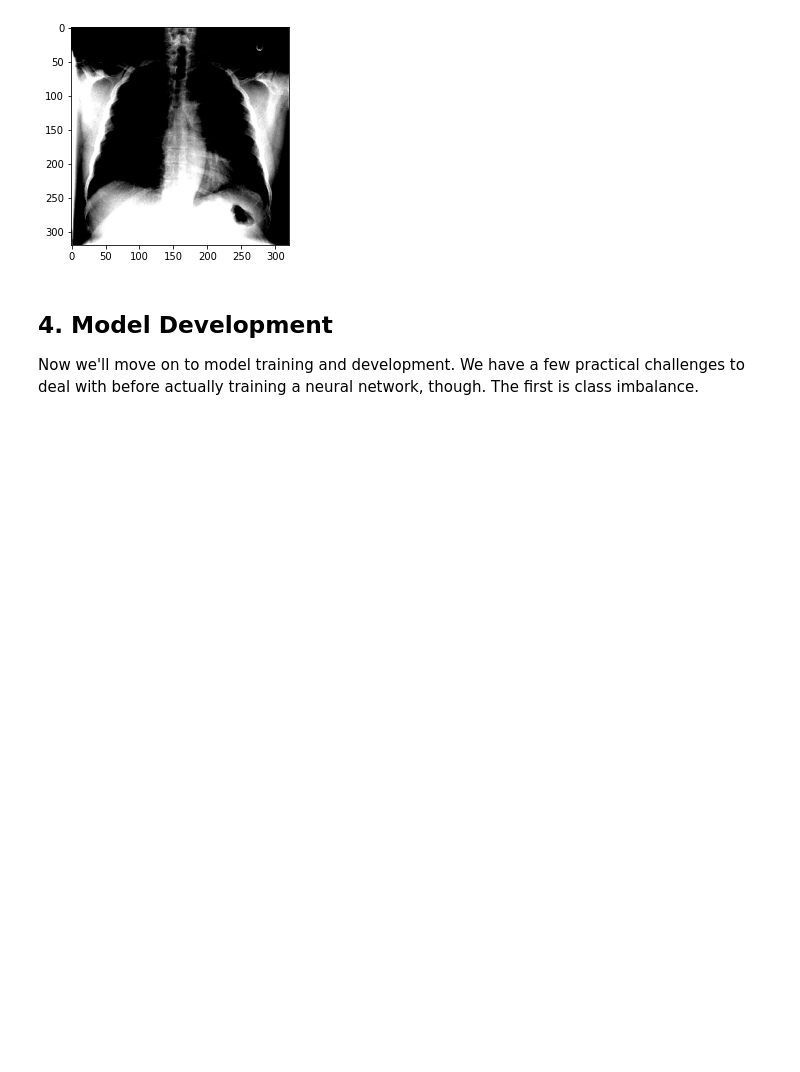
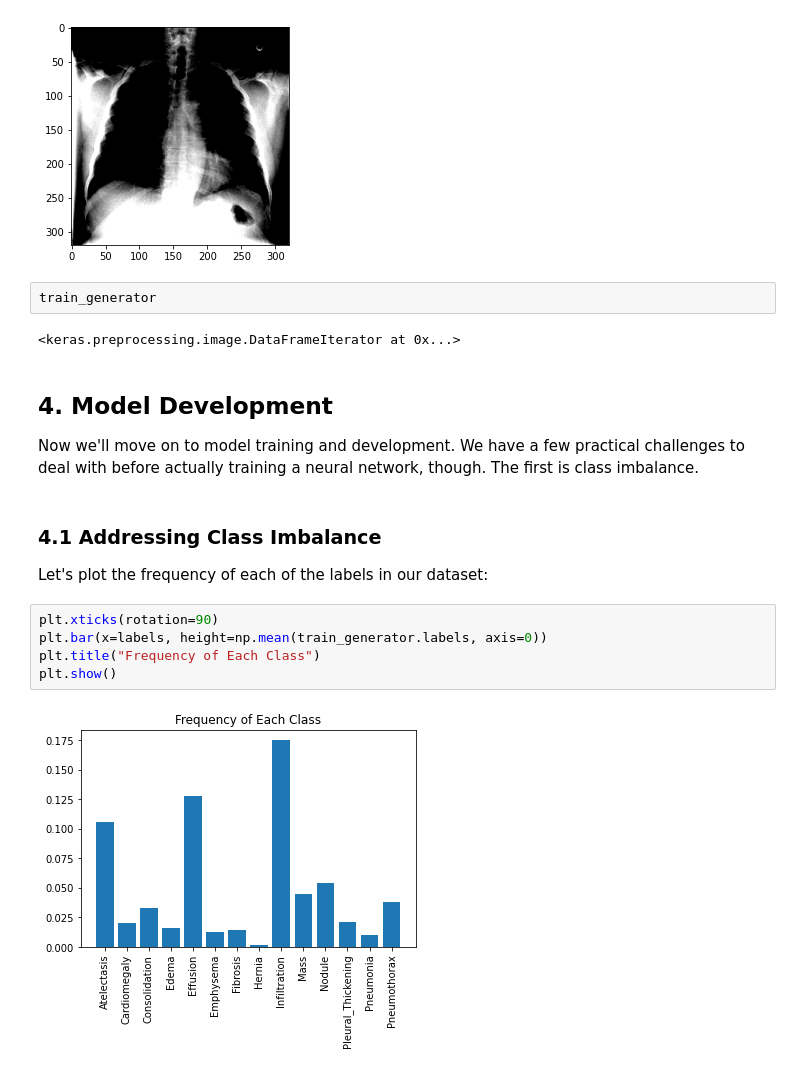
Before and after one commit to zacharyvunguyen/AI-for-Medical-Diagnosis, a Jupyter notebook: W1_Review_Code.ipynb, the cells around one changed output. Drawn from its saved outputs; the diff is of its cells as text; blank space fills up the shorter version.

```diff
--- a/W1_Review_Code.ipynb
+++ b/W1_Review_Code.ipynb
@@ -392,6 +392,20 @@ plt.imshow(x[0]);
 # %% [output]
 Clipping input data to the valid range for imshow with RGB data ([0..1] for floats or [0..255] for integers).
 [figure]
+# %%
+train_generator
+# %% [output]
+<keras.preprocessing.image.DataFrameIterator at 0x...>
 # %% [markdown]
 ## 4. Model Development
 Now we'll move on to model training and development. We have a few practical challenges to deal with before actually training a neural network, though. The first is class imbalance.
+# %% [markdown]
+### 4.1 Addressing Class Imbalance
+Let's plot the frequency of each of the labels in our dataset:
+# %%
+plt.xticks(rotation=90)
+plt.bar(x=labels, height=np.mean(train_generator.labels, axis=0))
+plt.title("Frequency of Each Class")
+plt.show()
+# %% [output]
+[figure, added]
```
Also changed, not shown: parts of 12 cells of this notebook, 1 other file.
